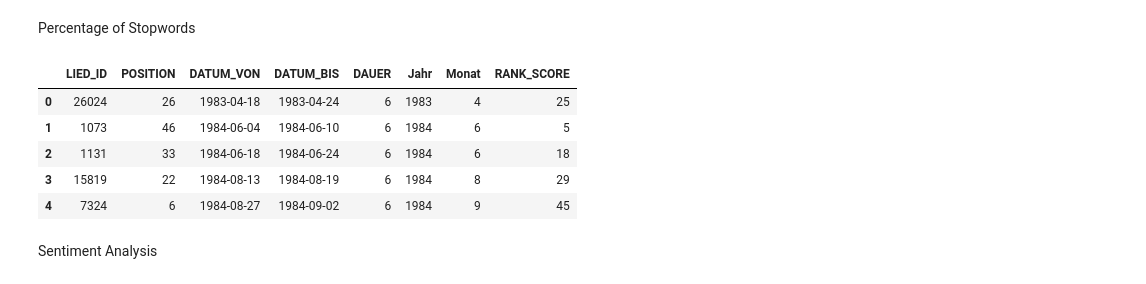
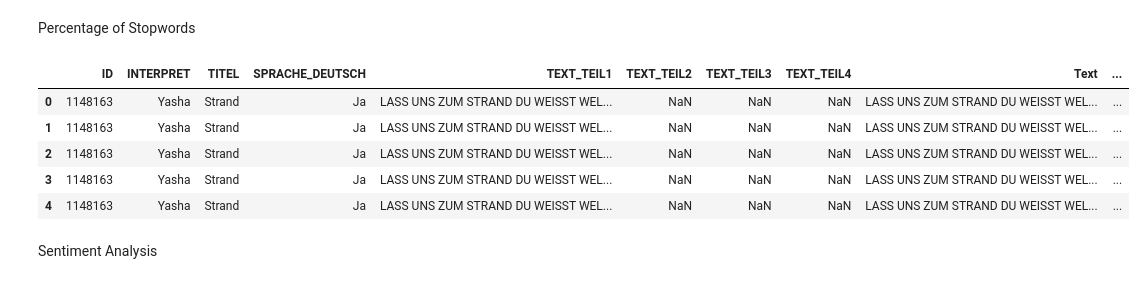
Before and after one commit to bgt0123/TA, a Jupyter notebook: Data Preprocessing.ipynb, the cells around one changed output. Saved outputs shown, nothing was run; the diff lists cells and outputs as text; code cells hidden in the pictures.

```diff
--- a/Data Preprocessing.ipynb
+++ b/Data Preprocessing.ipynb
@@ -125,14 +125,15 @@ Percentage of Stopwords
 df_Lied['Number_of_Stopwords'] = df_Lied['Text'].str.split().apply(lambda x: len(set(x) & set(stopwords_list)))
 df_Lied['Stopword_Percentage'] = df_Lied.Number_of_Stopwords.apply(lambda row: row/len(df_Lied['Text']))
 df_Lied[['ID','Number_of_Stopwords','Stopword_Percentage']].to_csv('Data/processed/Stoppwords.csv')
-# %%
-df_Chart_Position.head()
-# %% [output]
-|  | LIED_ID | POSITION | DATUM_VON | DATUM_BIS | DAUER | Jahr | Monat | RANK_SCORE |
-| 0 | 26024 | 26 | 1983-04-18 | 1983-04-24 | 6 | 1983 | 4 | 25 |
-| 1 | 1073 | 46 | 1984-06-04 | 1984-06-10 | 6 | 1984 | 6 | 5 |
-| 2 | 1131 | 33 | 1984-06-18 | 1984-06-24 | 6 | 1984 | 6 | 18 |
-| 3 | 15819 | 22 | 1984-08-13 | 1984-08-19 | 6 | 1984 | 8 | 29 |
-| 4 | 7324 | 6 | 1984-08-27 | 1984-09-02 | 6 | 1984 | 9 | 45 |
+# %%
+#df_Chart_Position.head()
+df_Lied.head()
+# %% [output]
+|  | ID | INTERPRET | TITEL | SPRACHE_DEUTSCH | TEXT_TEIL1 | TEXT_TEIL2 | TEXT_TEIL3 | TEXT_TEIL4 | Text | ... |
+| 0 | 1148163 | Yasha | Strand | Ja | LASS UNS ZUM STRAND DU WEISST WEL... | NaN | NaN | NaN | LASS UNS ZUM STRAND DU WEISST WEL... | ... |
+| 1 | 1148163 | Yasha | Strand | Ja | LASS UNS ZUM STRAND DU WEISST WEL... | NaN | NaN | NaN | LASS UNS ZUM STRAND DU WEISST WEL... | ... |
+| 2 | 1148163 | Yasha | Strand | Ja | LASS UNS ZUM STRAND DU WEISST WEL... | NaN | NaN | NaN | LASS UNS ZUM STRAND DU WEISST WEL... | ... |
+| 3 | 1148163 | Yasha | Strand | Ja | LASS UNS ZUM STRAND DU WEISST WEL... | NaN | NaN | NaN | LASS UNS ZUM STRAND DU WEISST WEL... | ... |
+| 4 | 1148163 | Yasha | Strand | Ja | LASS UNS ZUM STRAND DU WEISST WEL... | NaN | NaN | NaN | LASS UNS ZUM STRAND DU WEISST WEL... | ... |
 # %% [markdown]
 Sentiment Analysis
```
Also changed, not shown: parts of 3 cells of this notebook.
